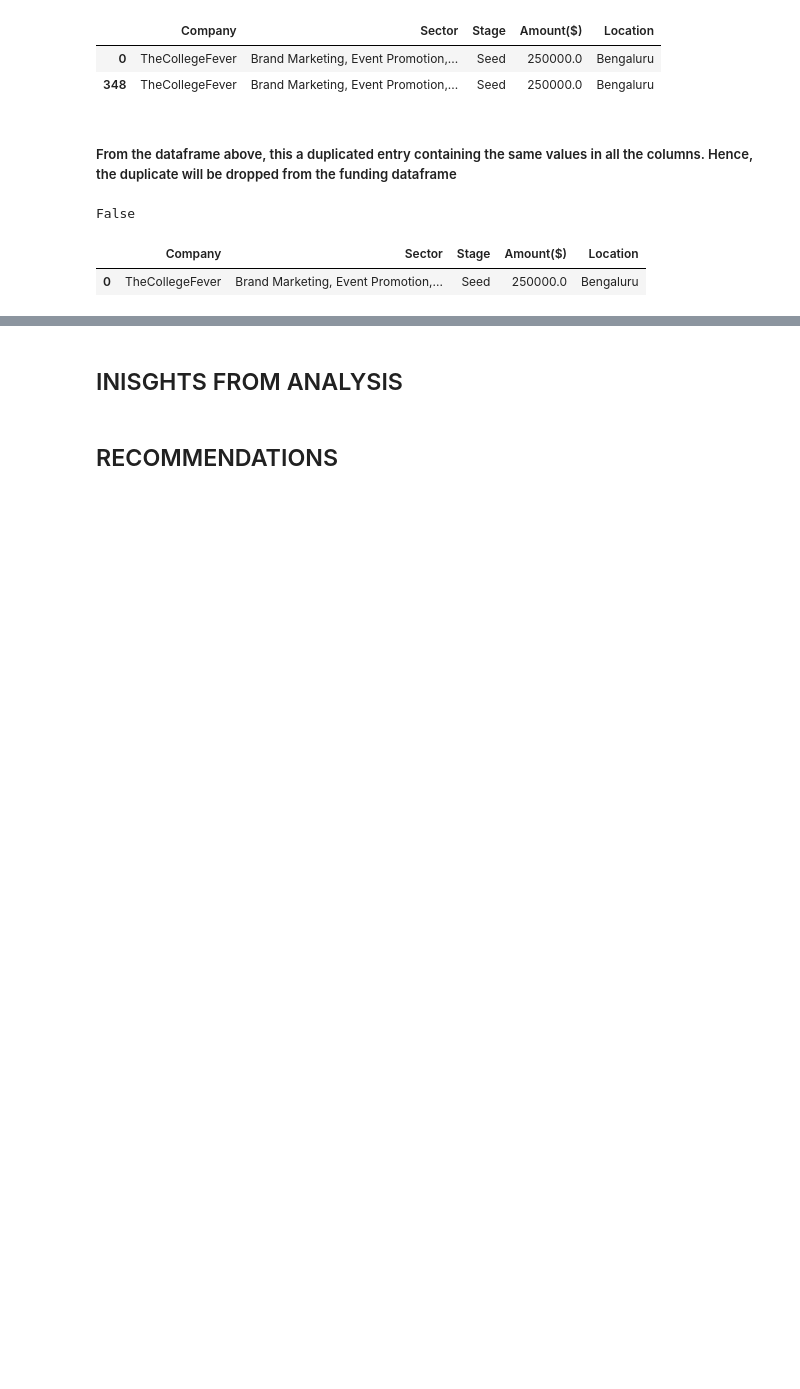
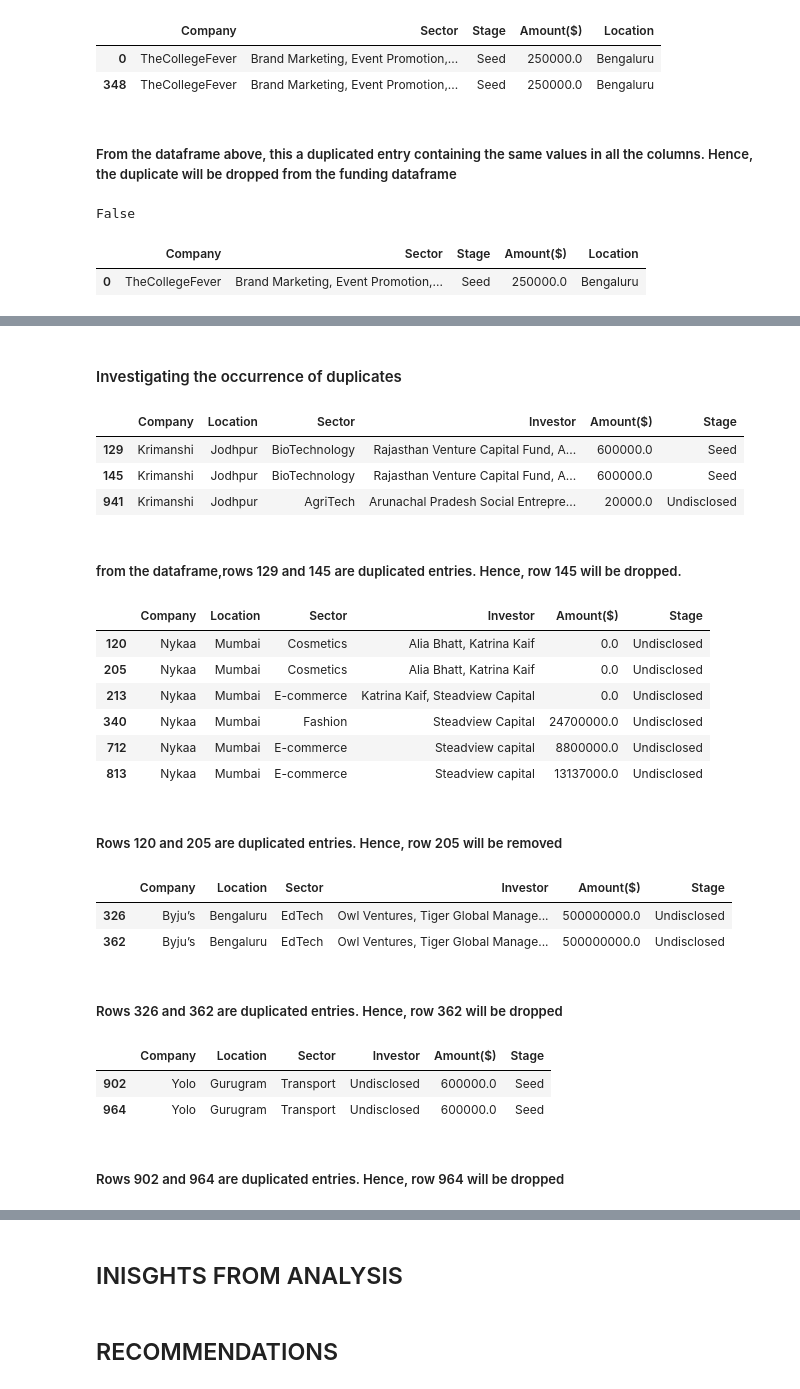
Before and after one commit to elvis-darko/Training-and-Apprenticeship-Portfolio-Projects, a Jupyter notebook: INDIAN-STARTUP-ECOSYSTEM-FUNDING/INDIAN START-UP ECOSYSTEM FUNDING - EXPLORATORY DATA ANALYSIS.ipynb, the cells around one changed output, grey strips where cells are left out. Drawn from its saved outputs; the diff is of its cells as text; code cells hidden in the pictures; blank space fills up the shorter version.

```diff
--- a/INDIAN-STARTUP-ECOSYSTEM-FUNDING/INDIAN START-UP ECOSYSTEM FUNDING - EXPLORATORY DATA ANALYSIS.ipynb
+++ b/INDIAN-STARTUP-ECOSYSTEM-FUNDING/INDIAN START-UP ECOSYSTEM FUNDING - EXPLORATORY DATA ANALYSIS.ipynb
@@ -1307,0 +1604,17 @@ funding_2018
+# %%
+# Fill NaN values with "Undisclosed"
+funding_2020["Investor"] = funding_2020["Investor"].fillna("Undisclosed")
+
+# Remove special characters
+funding_2020["Investor"] = funding_2020["Investor"].str.replace(">", "")
+funding_2020["Investor"] = funding_2020["Investor"].str.replace("!", "")
+funding_2020["Investor"] = funding_2020["Investor"].str.replace("`", "")
+
+# Correct names of investors
+funding_2020["Investor"] = funding_2020["Investor"].replace("ah ! Ventures", "Ah Ventures")
+funding_2020["Investor"] = funding_2020["Investor"].replace("Angel investors. HNI", "Angel investors, HNI")
+funding_2020["Investor"] = funding_2020["Investor"].replace("Sequoia", "Sequoia Capital")
+funding_2020["Investor"] = funding_2020["Investor"].replace("Angellist India", "Angel List India")
+funding_2020["Investor"] = funding_2020["Investor"].replace("Angel investors", "Angel Investors")
+funding_2020["Investor"] = funding_2020["Investor"].replace("CITE.CO", "IIM Ahmedabad’s incubator (CIIE.CO)")
+funding_2020["Investor"] = funding_2020["Investor"].replace("Lightbox. Social Capital, Dunce Capital", "Lightbox, Social Capital, Dunce Capital")
@@ -1307,0 +1625,2 @@ funding_2018
+# %%
+funding_2020["Stage"] = funding_2020["Stage"].fillna("Undisclosed")
@@ -1307,0 +1629,12 @@ funding_2018
+# %%
+funding_2020["Stage"] = funding_2020["Stage"].replace(" Pre- series A", " Pre-series A")
+funding_2020["Stage"] = funding_2020["Stage"].replace("Seed round", "Seed")
+funding_2020["Stage"] = funding_2020["Stage"].replace("Seed Round & Series A", "Seed, Series A")
+funding_2020["Stage"] = funding_2020["Stage"].replace("Pre Series A", "Pre-series A")
+funding_2020["Stage"] = funding_2020["Stage"].replace("Pre seed Round", "Pre-seed")
+funding_2020["Stage"] = funding_2020["Stage"].replace("Pre seed round", "Pre-seed")
+funding_2020["Stage"] = funding_2020["Stage"].replace("Angel Round", "Angel")
+funding_2020["Stage"] = funding_2020["Stage"].replace("Pre series A1", "Pre-series A1")
+funding_2020["Stage"] = funding_2020["Stage"].replace("Pre series A", "Pre-series A")
+funding_2020["Stage"] = funding_2020["Stage"].replace("Pre series B", "Pre-series B")
+funding_2020["Stage"] = funding_2020["Stage"].replace("Series C, D", "Series C, Series D")
@@ -1307,0 +1643,6 @@ funding_2018
+# %%
+
+funding_2020["Stage"] = funding_2020["Stage"].str.replace("Round", "")
+funding_2020["Stage"] = funding_2020["Stage"].str.replace("Investment", "")
+funding_2020["Stage"] = funding_2020["Stage"].str.replace("funding", "")
+funding_2020["Stage"] = funding_2020["Stage"].str.replace("Funding", "")
@@ -1307,0 +1665,39 @@ funding_2018
+# %% [markdown]
+#### Investigating the occurrence of duplicates
+# %%
+funding_2020[funding_2020["Company"] == "Krimanshi"]
+# %% [output]
+|  | Company | Location | Sector | Investor | Amount($) | Stage |
+| 129 | Krimanshi | Jodhpur | BioTechnology | Rajasthan Venture Capital Fund, A... | 600000.0 | Seed |
+| 145 | Krimanshi | Jodhpur | BioTechnology | Rajasthan Venture Capital Fund, A... | 600000.0 | Seed |
+| 941 | Krimanshi | Jodhpur | AgriTech | Arunachal Pradesh Social Entrepre... | 20000.0 | Undisclosed |
+# %% [markdown]
+##### from the dataframe,rows 129 and 145 are duplicated entries. Hence, row 145 will be dropped.
+# %%
+funding_2020[funding_2020["Company"] == "Nykaa"]
+# %% [output]
+|  | Company | Location | Sector | Investor | Amount($) | Stage |
+| 120 | Nykaa | Mumbai | Cosmetics | Alia Bhatt, Katrina Kaif | 0.0 | Undisclosed |
+| 205 | Nykaa | Mumbai | Cosmetics | Alia Bhatt, Katrina Kaif | 0.0 | Undisclosed |
+| 213 | Nykaa | Mumbai | E-commerce | Katrina Kaif, Steadview Capital | 0.0 | Undisclosed |
+| 340 | Nykaa | Mumbai | Fashion | Steadview Capital | 24700000.0 | Undisclosed |
+| 712 | Nykaa | Mumbai | E-commerce | Steadview capital | 8800000.0 | Undisclosed |
+| 813 | Nykaa | Mumbai | E-commerce | Steadview capital | 13137000.0 | Undisclosed |
+# %% [markdown]
+##### Rows 120 and 205 are duplicated entries. Hence, row 205 will be removed
+# %%
+funding_2020[funding_2020["Company"] == "Byju’s"]
+# %% [output]
+|  | Company | Location | Sector | Investor | Amount($) | Stage |
+| 326 | Byju’s | Bengaluru | EdTech | Owl Ventures, Tiger Global Manage... | 500000000.0 | Undisclosed |
+| 362 | Byju’s | Bengaluru | EdTech | Owl Ventures, Tiger Global Manage... | 500000000.0 | Undisclosed |
+# %% [markdown]
+##### Rows 326 and 362 are duplicated entries. Hence, row 362 will be dropped
+# %%
+funding_2020[funding_2020["Company"] == "Yolo"]
+# %% [output]
+|  | Company | Location | Sector | Investor | Amount($) | Stage |
+| 902 | Yolo | Gurugram | Transport | Undisclosed | 600000.0 | Seed |
+| 964 | Yolo | Gurugram | Transport | Undisclosed | 600000.0 | Seed |
+# %% [markdown]
+##### Rows 902 and 964 are duplicated entries. Hence, row 964 will be dropped
```
Also changed, not shown: parts of 124 cells of this notebook.
